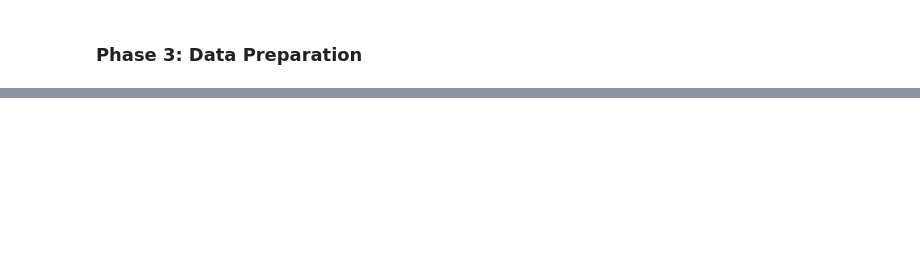
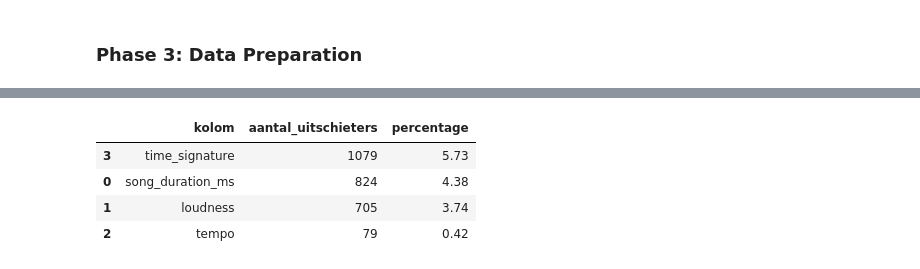
Before and after one commit to OdessaA/DataScience_SongPrediction, a Jupyter notebook: Eindopdracht - Data Exploratie.ipynb, the cells around one changed output, grey strips where cells are left out. Saved outputs shown, nothing was run; the diff lists cells and outputs as text; code cells hidden in the pictures; blank space fills up the shorter version.

```diff
--- a/Eindopdracht - Data Exploratie.ipynb
+++ b/Eindopdracht - Data Exploratie.ipynb
@@ -153,0 +433,10 @@ df['instrumentalness'].value_counts()
+# %%
+# Uitschieters detecteren
+uitschieters_voor = uitschieters_detecteren(x, grenzen_voor)
+display(uitschieters_voor)
+# %% [output]
+|  | kolom | aantal_uitschieters | percentage |
+| 3 | time_signature | 1079 | 5.73 |
+| 0 | song_duration_ms | 824 | 4.38 |
+| 1 | loudness | 705 | 3.74 |
+| 2 | tempo | 79 | 0.42 |
```
Also changed, not shown: parts of 29 cells of this notebook, 2 other files.
